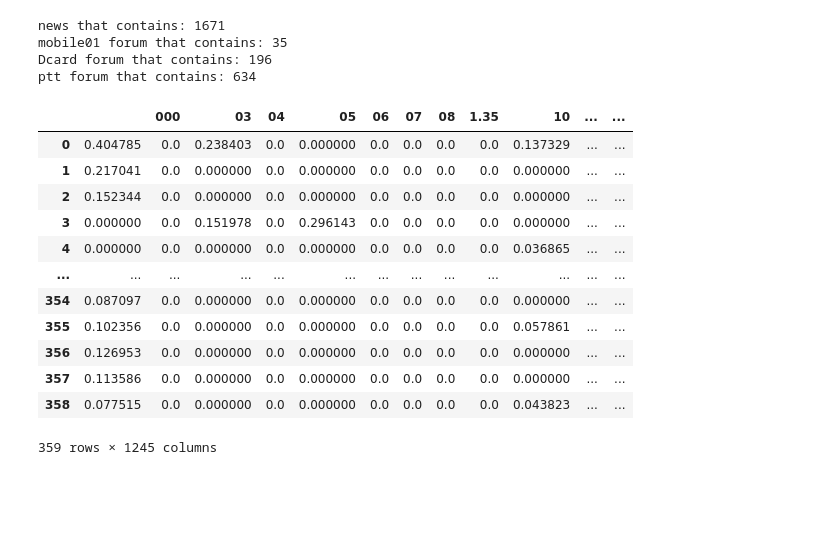
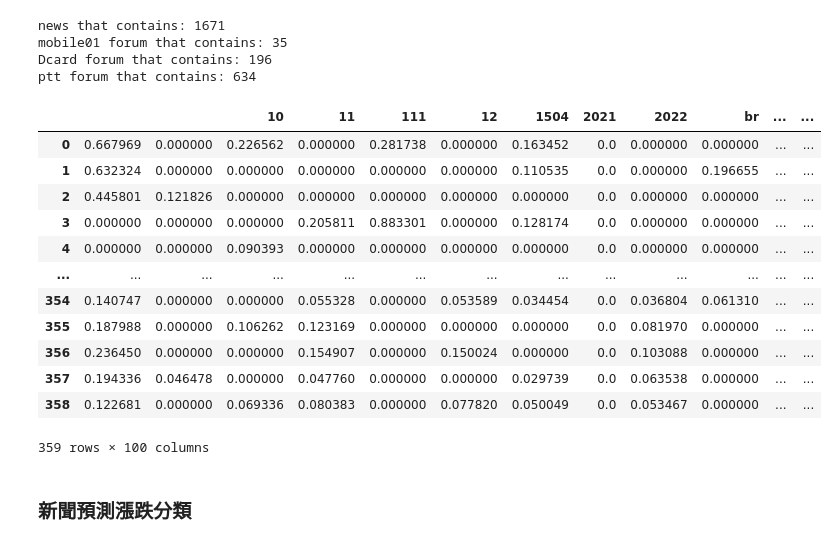
Before and after one commit to ruby0322/bda-midterm-project, a Jupyter notebook: bda_midterm_project.ipynb, the cells around one changed output. Saved outputs shown, nothing was run; the diff lists cells and outputs as text; code cells hidden in the pictures; blank space fills up the shorter version.

Commit message:
add: n-gram / max features

```diff
--- a/bda_midterm_project.ipynb
+++ b/bda_midterm_project.ipynb
@@ -282,3 +246,6 @@ print(ai_stock_fin_state['stock_symbol'].nunique())
 48
 48
 48
+# %%
+for i in range(len(AI_stock_label)):
+  print(AI_stock_label[i], " ", len(data['微股力個股交易數據-2年'][data['微股力個股交易數據-2年']['stock_symbol'] == AI_stock_label[i]]))
@@ -341,24 +327,27 @@ mobile01 forum that contains: 35
 Dcard forum that contains: 196
 ptt forum that contains: 634
 # %%
-TFIDF_vectorizer = TfidfVectorizer(stop_words=stopwords, tokenizer=jieba.lcut, max_df = 1., min_df = 10)
+#ngram_range n-gram 的 range, max_features 以詞頻篩選
+TFIDF_vectorizer = TfidfVectorizer(stop_words=stopwords, tokenizer=jieba.lcut, max_features= 100, ngram_range = (1,2),max_df = 1., min_df = 10)
 TFIDF_vectors = TFIDF_vectorizer.fit_transform(news_1504_part1['content'].values)
 result_TFIDF_vectors = np.float16(TFIDF_vectors.toarray())
 df = pd.DataFrame(result_TFIDF_vectors, columns=TFIDF_vectorizer.get_feature_names_out())
 
-#df.to_excel('TFIDF_output.xlsx', engine='openpyxl')
+df.to_excel('TFIDF_output.xlsx', engine='openpyxl')
 df
 # %% [output]
-|  |  | 000 | 03 | 04 | 05 | 06 | 07 | 08 | 1.35 | 10 | ... | ... |
-| 0 | 0.404785 | 0.0 | 0.238403 | 0.0 | 0.000000 | 0.0 | 0.0 | 0.0 | 0.0 | 0.137329 | ... | ... |
-| 1 | 0.217041 | 0.0 | 0.000000 | 0.0 | 0.000000 | 0.0 | 0.0 | 0.0 | 0.0 | 0.000000 | ... | ... |
-| 2 | 0.152344 | 0.0 | 0.000000 | 0.0 | 0.000000 | 0.0 | 0.0 | 0.0 | 0.0 | 0.000000 | ... | ... |
-| 3 | 0.000000 | 0.0 | 0.151978 | 0.0 | 0.296143 | 0.0 | 0.0 | 0.0 | 0.0 | 0.000000 | ... | ... |
-| 4 | 0.000000 | 0.0 | 0.000000 | 0.0 | 0.000000 | 0.0 | 0.0 | 0.0 | 0.0 | 0.036865 | ... | ... |
+|  |  |  | 10 | 11 | 111 | 12 | 1504 | 2021 | 2022 | br | ... | ... |
+| 0 | 0.667969 | 0.000000 | 0.226562 | 0.000000 | 0.281738 | 0.000000 | 0.163452 | 0.0 | 0.000000 | 0.000000 | ... | ... |
+| 1 | 0.632324 | 0.000000 | 0.000000 | 0.000000 | 0.000000 | 0.000000 | 0.110535 | 0.0 | 0.000000 | 0.196655 | ... | ... |
+| 2 | 0.445801 | 0.121826 | 0.000000 | 0.000000 | 0.000000 | 0.000000 | 0.000000 | 0.0 | 0.000000 | 0.000000 | ... | ... |
+| 3 | 0.000000 | 0.000000 | 0.000000 | 0.205811 | 0.883301 | 0.000000 | 0.128174 | 0.0 | 0.000000 | 0.000000 | ... | ... |
+| 4 | 0.000000 | 0.000000 | 0.090393 | 0.000000 | 0.000000 | 0.000000 | 0.000000 | 0.0 | 0.000000 | 0.000000 | ... | ... |
 | ... | ... | ... | ... | ... | ... | ... | ... | ... | ... | ... | ... | ... |
-| 354 | 0.087097 | 0.0 | 0.000000 | 0.0 | 0.000000 | 0.0 | 0.0 | 0.0 | 0.0 | 0.000000 | ... | ... |
-| 355 | 0.102356 | 0.0 | 0.000000 | 0.0 | 0.000000 | 0.0 | 0.0 | 0.0 | 0.0 | 0.057861 | ... | ... |
-| 356 | 0.126953 | 0.0 | 0.000000 | 0.0 | 0.000000 | 0.0 | 0.0 | 0.0 | 0.0 | 0.000000 | ... | ... |
-| 357 | 0.113586 | 0.0 | 0.000000 | 0.0 | 0.000000 | 0.0 | 0.0 | 0.0 | 0.0 | 0.000000 | ... | ... |
-| 358 | 0.077515 | 0.0 | 0.000000 | 0.0 | 0.000000 | 0.0 | 0.0 | 0.0 | 0.0 | 0.043823 | ... | ... |
+| 354 | 0.140747 | 0.000000 | 0.000000 | 0.055328 | 0.000000 | 0.053589 | 0.034454 | 0.0 | 0.036804 | 0.061310 | ... | ... |
+| 355 | 0.187988 | 0.000000 | 0.106262 | 0.123169 | 0.000000 | 0.000000 | 0.000000 | 0.0 | 0.081970 | 0.000000 | ... | ... |
+| 356 | 0.236450 | 0.000000 | 0.000000 | 0.154907 | 0.000000 | 0.150024 | 0.000000 | 0.0 | 0.103088 | 0.000000 | ... | ... |
+| 357 | 0.194336 | 0.046478 | 0.000000 | 0.047760 | 0.000000 | 0.000000 | 0.029739 | 0.0 | 0.063538 | 0.000000 | ... | ... |
+| 358 | 0.122681 | 0.000000 | 0.069336 | 0.080383 | 0.000000 | 0.077820 | 0.050049 | 0.0 | 0.053467 | 0.000000 | ... | ... |
-359 rows × 1245 columns
+359 rows × 100 columns
+# %% [markdown]
+### 新聞預測漲跌分類
```
Also changed, not shown: parts of 12 cells of this notebook.
